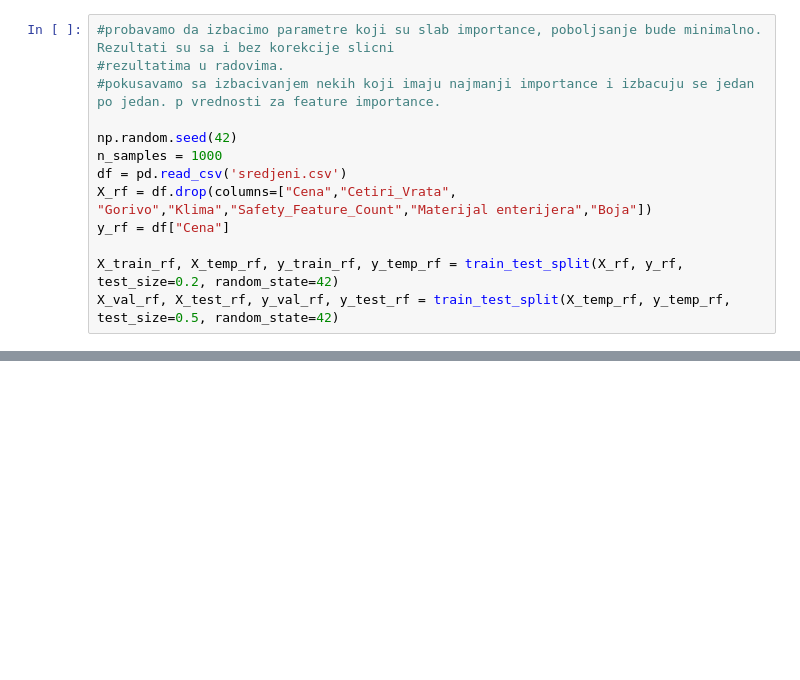
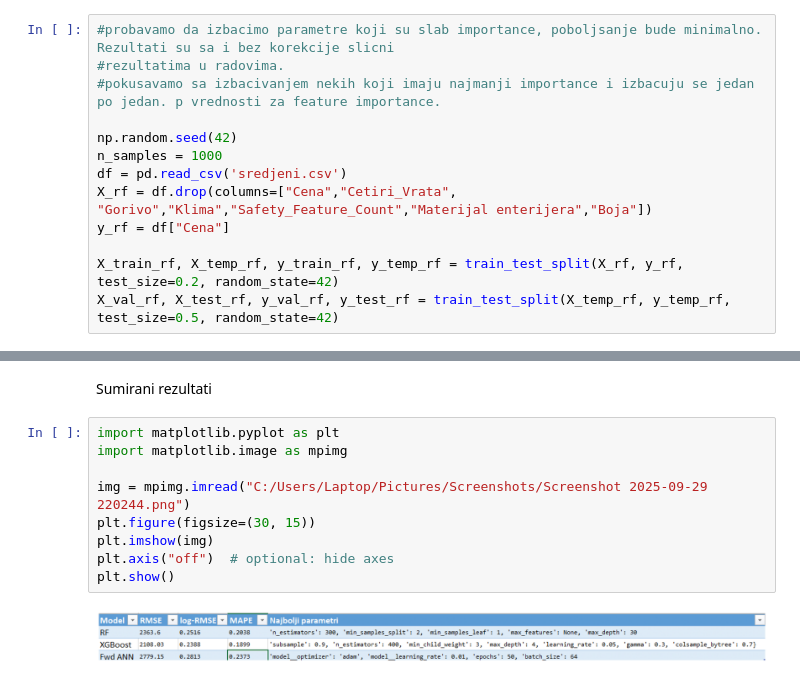
Before and after one commit to boskokul/CarPricePredictor, a Jupyter notebook: SIAP_models.ipynb, the cells around one changed output, grey strips where cells are left out. Cells and saved outputs as stored; diff of their text form; blank space fills up the shorter version.

```diff
--- a/SIAP_models.ipynb
+++ b/SIAP_models.ipynb
@@ -203,0 +277,13 @@ Feed-forward ANN -> RMSE: 3047.95, log-RMSE: 0.3290, MAPE: 0.2797
+# %% [markdown]
+Sumirani rezultati
+# %%
+import matplotlib.pyplot as plt
+import matplotlib.image as mpimg
+
+img = mpimg.imread("C:/Users/Laptop/Pictures/Screenshots/Screenshot 2025-09-29 220244.png")
+plt.figure(figsize=(30, 15))
+plt.imshow(img)
+plt.axis("off")  # optional: hide axes
+plt.show()
+# %% [output]
+[figure, added]
```
Also changed, not shown: parts of 17 cells of this notebook, 1 other file.
